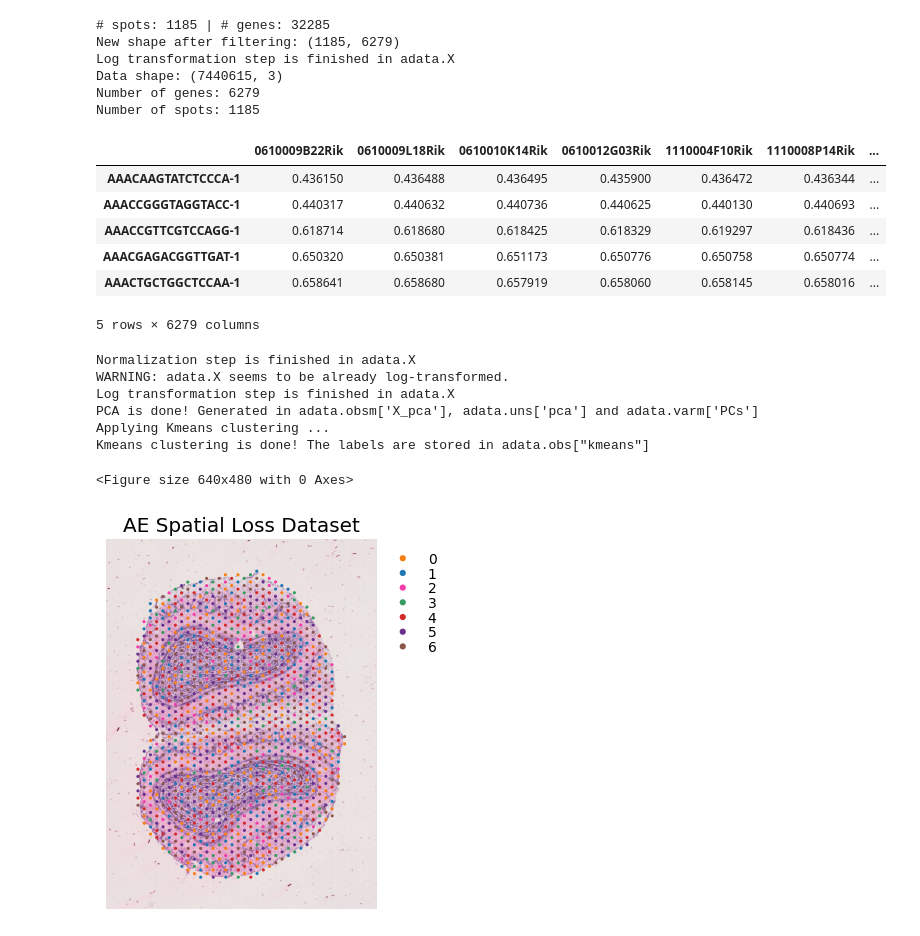
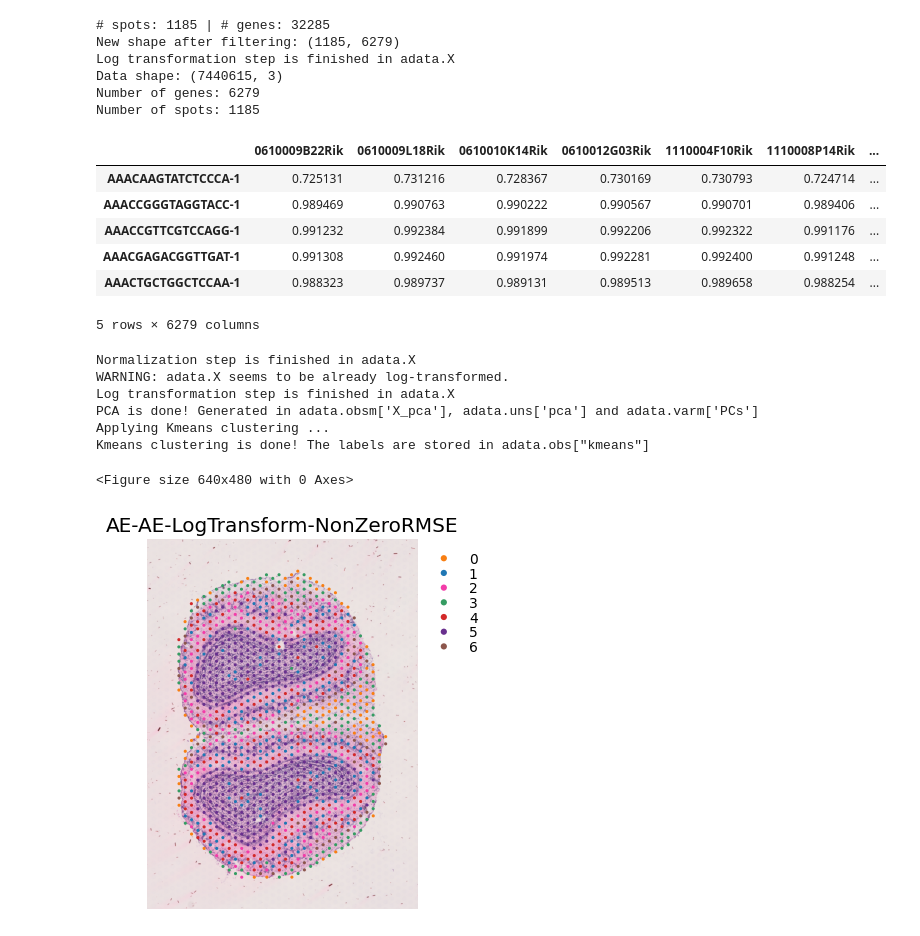
Before and after one commit to GuyAttia/MSC-Final-Project-ST, a Jupyter notebook: notebooks/AE-Log-Transform-NonZeroRMSE.ipynb, the cells around one changed output. Saved outputs shown, nothing was run; the diff lists cells and outputs as text; code cells hidden in the pictures.

```diff
--- a/notebooks/AE-Log-Transform-NonZeroRMSE.ipynb
+++ b/notebooks/AE-Log-Transform-NonZeroRMSE.ipynb
@@ -67,14 +70,15 @@ Finish loading the data
 ## Set HyperParameters
 # %%
 model_name = 'AE'
-max_epochs = 1
-early_stopping = 5
+max_epochs = 300
+early_stopping = 10
 model_params = {
     'learning_rate': 0.1,
     'optimizer': "SGD",
     'latent_dim': 40,
     'batch_size': batch_size
 }
+trial_name = 'AE-LogTransform-NonZeroRMSE'
 # %% [markdown]
 ## Build Model
 # %%
@@ -91,7 +95,9 @@ model, valid_loss = trainer.train(
     max_epochs=max_epochs,
     early_stopping=early_stopping,
     dl_train=dl_train,
-    dl_test=dl_valid,
-    device=device
+    dl_valid=dl_valid,
+    dl_test=dl_test,
+    device=device,
+    trial_name=trial_name
 )
 # %% [output]
@@ -122,10 +151,7 @@ Valid final results = 2.0959355144943643
 # %%
-test_loss, df_test_preds = tester.test(
+_, df_test_preds = tester.test(
     model=model,
     dl_test=dl_test,
     device=device
 )
-print(f'Test RMSE loss = {test_loss}')
-print(f'Test RMSE loss after exponent = {torch.exp(test_loss)}')
-
 df_test_preds_clustering = df_test_preds.copy()
@@ -234,23 +267,23 @@ tmp_genes_locations = [obj.var.index.get_loc(key=gene_key) for gene_key in df_te
 obj.X[:, tmp_genes_locations] = df_test_preds_matrix.values
 # %% [output]
 |  | 0610009B22Rik | 0610009L18Rik | 0610010K14Rik | 0610012G03Rik | 1110004F10Rik | 1110008P14Rik | ... |
-| AAACAAGTATCTCCCA-1 | 0.436150 | 0.436488 | 0.436495 | 0.435900 | 0.436472 | 0.436344 | ... |
-| AAACCGGGTAGGTACC-1 | 0.440317 | 0.440632 | 0.440736 | 0.440625 | 0.440130 | 0.440693 | ... |
-| AAACCGTTCGTCCAGG-1 | 0.618714 | 0.618680 | 0.618425 | 0.618329 | 0.619297 | 0.618436 | ... |
-| AAACGAGACGGTTGAT-1 | 0.650320 | 0.650381 | 0.651173 | 0.650776 | 0.650758 | 0.650774 | ... |
-| AAACTGCTGGCTCCAA-1 | 0.658641 | 0.658680 | 0.657919 | 0.658060 | 0.658145 | 0.658016 | ... |
+| AAACAAGTATCTCCCA-1 | 0.725131 | 0.731216 | 0.728367 | 0.730169 | 0.730793 | 0.724714 | ... |
+| AAACCGGGTAGGTACC-1 | 0.989469 | 0.990763 | 0.990222 | 0.990567 | 0.990701 | 0.989406 | ... |
+| AAACCGTTCGTCCAGG-1 | 0.991232 | 0.992384 | 0.991899 | 0.992206 | 0.992322 | 0.991176 | ... |
+| AAACGAGACGGTTGAT-1 | 0.991308 | 0.992460 | 0.991974 | 0.992281 | 0.992400 | 0.991248 | ... |
+| AAACTGCTGGCTCCAA-1 | 0.988323 | 0.989737 | 0.989131 | 0.989513 | 0.989658 | 0.988254 | ... |
 5 rows × 6279 columns
 # %%
 pca_kmeans_clustering(
     data_obj=obj,
-    title='AE Spatial Loss Dataset'
+    title=f'AE-{trial_name}'
 )
 # %% [output]
 Normalization step is finished in adata.X
 WARNING: adata.X seems to be already log-transformed.
 Log transformation step is finished in adata.X
 PCA is done! Generated in adata.obsm['X_pca'], adata.uns['pca'] and adata.varm['PCs']
 Applying Kmeans clustering ...
 Kmeans clustering is done! The labels are stored in adata.obs["kmeans"]
 <Figure size 640x480 with 0 Axes>
-[figure, old version]
+[figure, new version]
```
Also changed, not shown: parts of 9 cells of this notebook, 4 other files.
